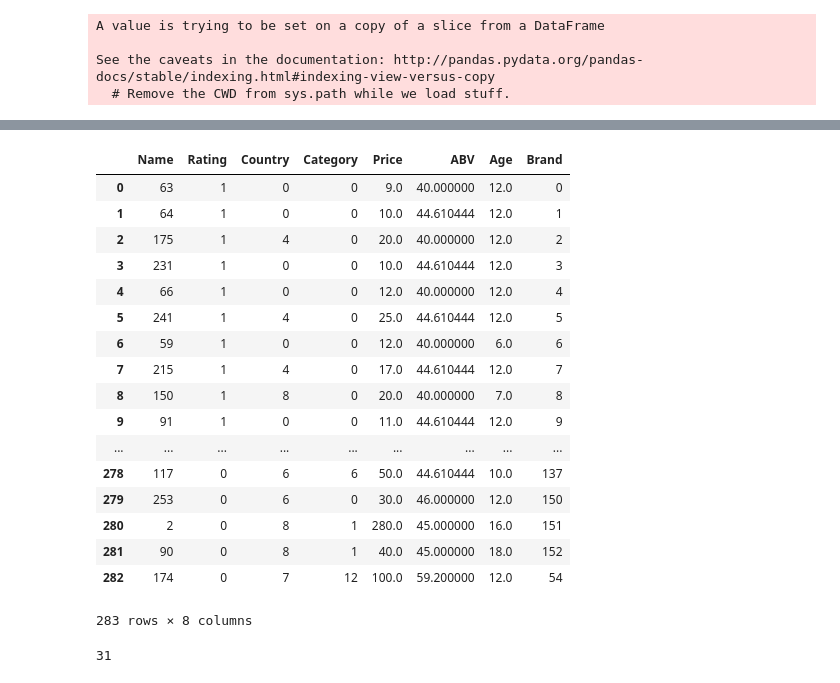
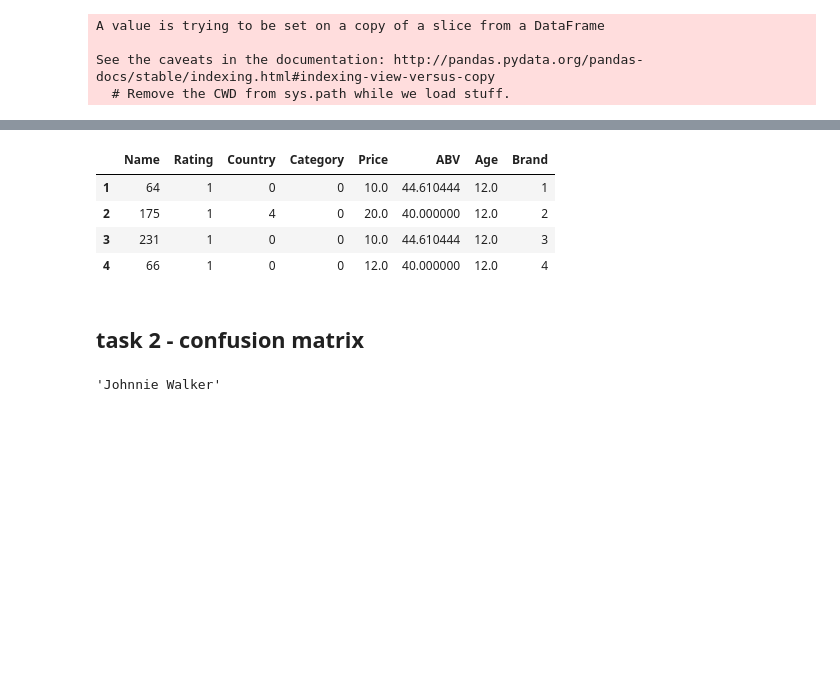
Before and after one commit to RickHuizing/Phase-2, a Jupyter notebook: Whiskey_proj.ipynb, the cells around one changed output, grey strips where cells are left out. Saved outputs shown, nothing was run; the diff lists cells and outputs as text; code cells hidden in the pictures; blank space fills up the shorter version.

```diff
--- a/Whiskey_proj.ipynb
+++ b/Whiskey_proj.ipynb
@@ -284,25 +225,11 @@ dtype: object
 # %%
-
 cat_columns = data.select_dtypes(['category']).columns
 data[cat_columns] = data[cat_columns].apply(lambda x: x.cat.codes)
-data
+data[1:5]
 # %% [output]
 |  | Name | Rating | Country | Category | Price | ABV | Age | Brand |
-| 0 | 63 | 1 | 0 | 0 | 9.0 | 40.000000 | 12.0 | 0 |
 | 1 | 64 | 1 | 0 | 0 | 10.0 | 44.610444 | 12.0 | 1 |
 | 2 | 175 | 1 | 4 | 0 | 20.0 | 40.000000 | 12.0 | 2 |
 | 3 | 231 | 1 | 0 | 0 | 10.0 | 44.610444 | 12.0 | 3 |
 | 4 | 66 | 1 | 0 | 0 | 12.0 | 40.000000 | 12.0 | 4 |
-| 5 | 241 | 1 | 4 | 0 | 25.0 | 44.610444 | 12.0 | 5 |
-| 6 | 59 | 1 | 0 | 0 | 12.0 | 40.000000 | 6.0 | 6 |
-| 7 | 215 | 1 | 4 | 0 | 17.0 | 44.610444 | 12.0 | 7 |
-| 8 | 150 | 1 | 8 | 0 | 20.0 | 40.000000 | 7.0 | 8 |
-| 9 | 91 | 1 | 0 | 0 | 11.0 | 44.610444 | 12.0 | 9 |
-| ... | ... | ... | ... | ... | ... | ... | ... | ... |
-| 278 | 117 | 0 | 6 | 6 | 50.0 | 44.610444 | 10.0 | 137 |
-| 279 | 253 | 0 | 6 | 0 | 30.0 | 46.000000 | 12.0 | 150 |
-| 280 | 2 | 0 | 8 | 1 | 280.0 | 45.000000 | 16.0 | 151 |
-| 281 | 90 | 0 | 8 | 1 | 40.0 | 45.000000 | 18.0 | 152 |
-| 282 | 174 | 0 | 7 | 12 | 100.0 | 59.200000 | 12.0 | 54 |
-283 rows × 8 columns
 # %%
@@ -338,12 +271,2 @@ for x in range(round(len(whiskeys['data'])*0.2)):
 clf = tree.DecisionTreeClassifier()
 clf = clf.fit(whiskeys['data'], whiskeys['target'])
-# %%
-from sklearn.metrics import confusion_matrix
-import seaborn
-cm = confusion_matrix(test_whiskeys['target'], clf.predict(test_whiskeys['data']))
-tested_targets = []
-for brand in test_whiskeys['target']:
-    if [k for k,v in brands.items() if v == brand] not in tested_targets:
-        tested_targets.append([k for k,v in brands.items() if v == brand])
-# %% [output]
-31
@@ -349,0 +277,2 @@ for brand in test_whiskeys['target']:
+# %% [markdown]
+## task 2 - confusion matrix
@@ -349,0 +283,8 @@ for brand in test_whiskeys['target']:
+# %%
+# find real brand names as labels for the confusion matrix
+for index, brand in enumerate(test_whiskeys['target_names']):
+    brand_name = [k for k,v in brands.items() if v == brand][0]
+    test_whiskeys['target_names'][index] = brand_name
+test_whiskeys['target_names'][0]
+# %% [output]
+'Johnnie Walker'
```
Also changed, not shown: parts of 16 cells of this notebook.
